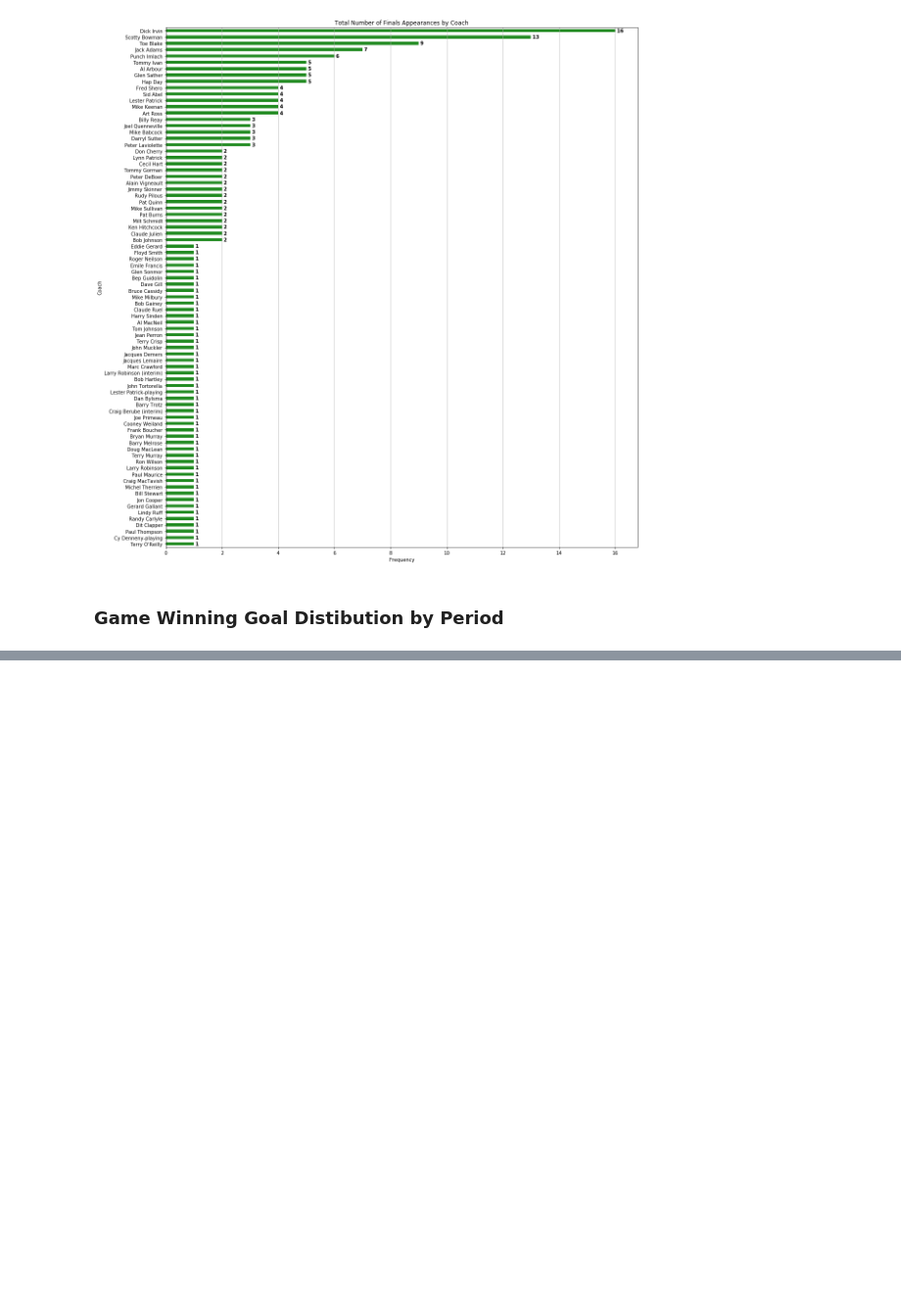
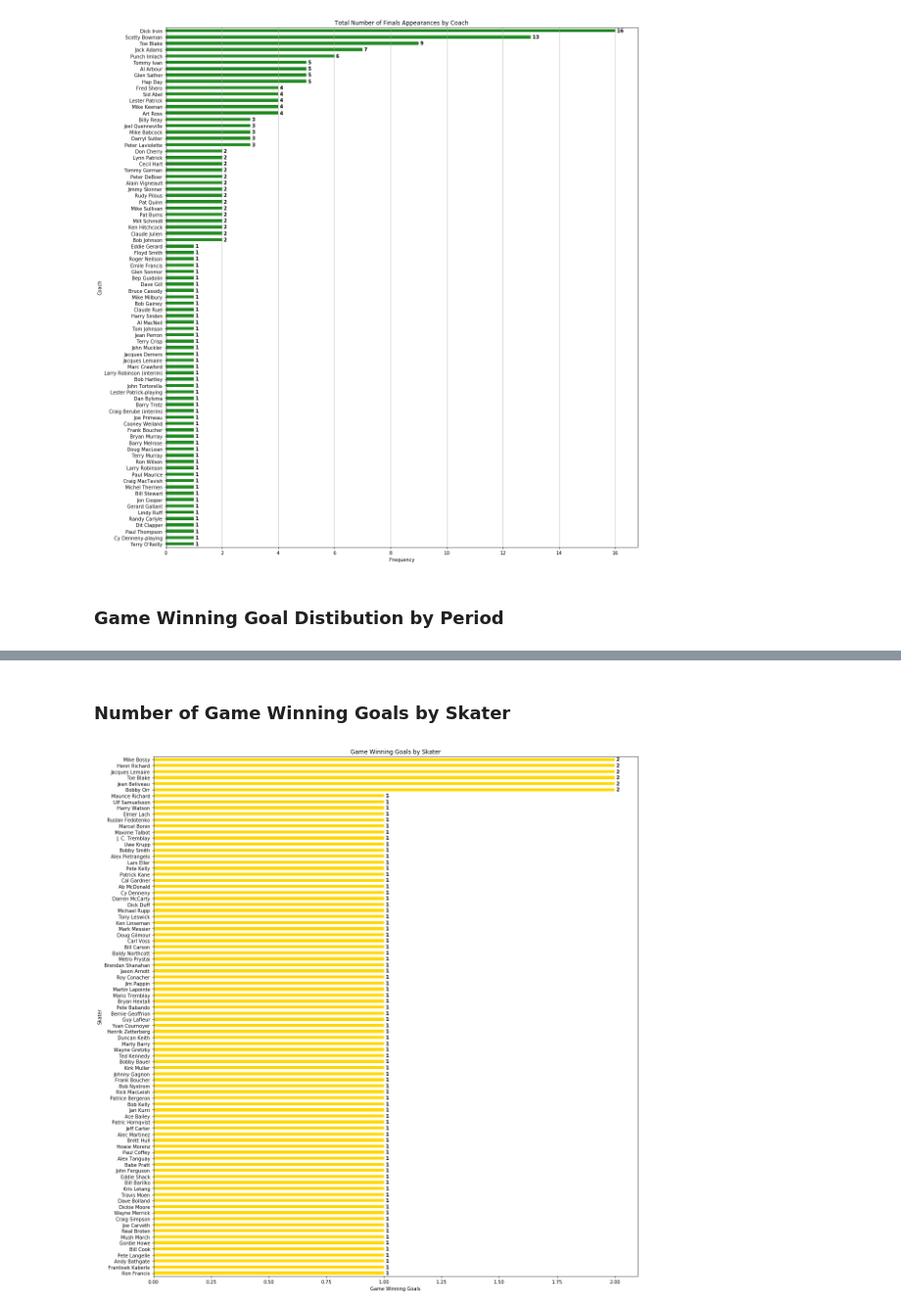
Before and after one commit to cwils021/Stanley-Cup-Champs-1927-2019, a Jupyter notebook: Stanley Cup Champions 1927-2019.ipynb, the cells around one changed output, grey strips where cells are left out. Shown at 98% size. Drawn from its saved outputs; the diff is of its cells as text; code cells hidden in the pictures; blank space fills up the shorter version.

```diff
--- a/Stanley Cup Champions 1927-2019.ipynb
+++ b/Stanley Cup Champions 1927-2019.ipynb
@@ -420,0 +422,13 @@ Text(0.5, 1.0, 'Game Winning Goal by Period')
+# %% [markdown]
+### Number of Game Winning Goals by Skater
+# %%
+plt.figure(num=8,figsize=(16,16))
+goal_scorer = data.win_gs.value_counts(ascending=True).plot.barh(color="gold")
+goal_scorer.set_ylabel('Skater')
+goal_scorer.set_xlabel('Game Winning Goals')
+goal_scorer.set_title('Game Winning Goals by Skater')
+for i,v in enumerate(data.win_gs.value_counts(ascending=True)):
+    goal_scorer.text(v,i," "+str(v), color='black',va='center',fontweight='bold')
+plt.tight_layout()
+# %% [output]
+[figure, added]
```
Also changed, not shown: parts of 21 cells of this notebook, 7 other files.
